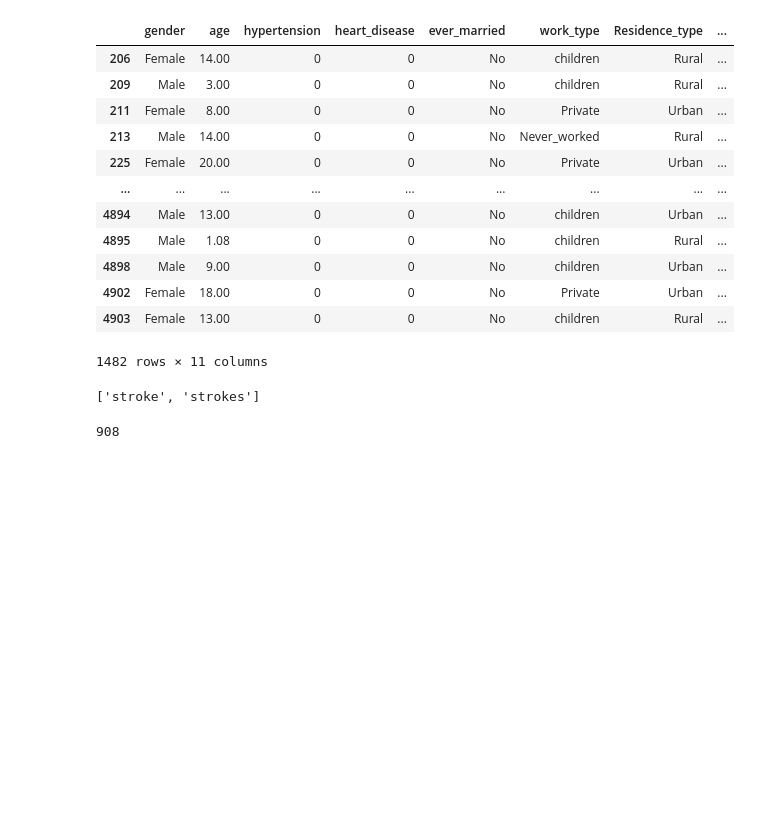
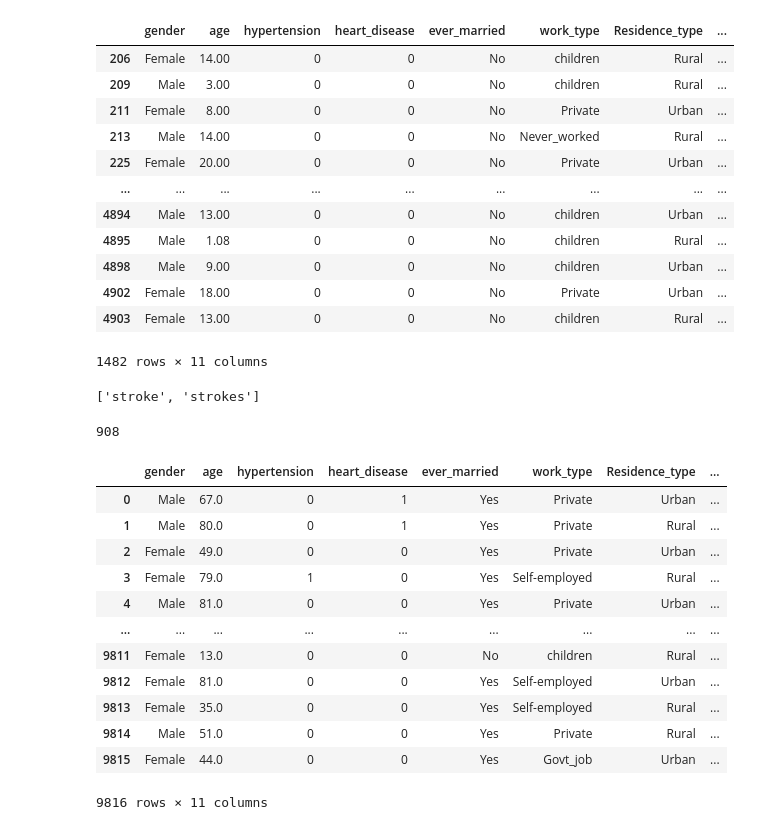
Before and after one commit to ruchisharma19/Project-4-Data-Doctors, a Jupyter notebook: Untitled.ipynb, the cells around one changed output. Drawn from its saved outputs; the diff is of its cells as text; code cells hidden in the pictures; blank space fills up the shorter version.

```diff
--- a/Untitled.ipynb
+++ b/Untitled.ipynb
@@ -260,15 +256,34 @@ database_name = 'stroke_db'
 rds_connection_string = f'{protocol}://{username}:{password}@{host}:{port}/{database_name}'
 #engine = create_engine(rds_connection_string)
 engine = create_engine('postgresql+psycopg2://postgres:Dendaro@localhost/stroke_db')
-# %%
-# Checking for tables
-
-engine.table_names()
-# %% [output]
-['stroke', 'strokes']
-# %%
-# Loading the dataframe into prosgresql table
-
-stroke_df_new.to_sql(name='strokes', con=engine, if_exists='append', index=False)
-# %% [output]
-908
+# %%
+# Checking for tables
+
+engine.table_names()
+# %% [output]
+['stroke', 'strokes']
+# %%
+# Loading the dataframe into prosgresql table
+
+stroke_df_new.to_sql(name='strokes', con=engine, if_exists='append', index=False)
+# %% [output]
+908
+# %%
+# Dispalying the table from the prosgresql database
+
+new_csv = pd.read_sql_query('select * from strokes', con=engine)
+new_csv
+# %% [output]
+|  | gender | age | hypertension | heart_disease | ever_married | work_type | Residence_type | ... |
+| 0 | Male | 67.0 | 0 | 1 | Yes | Private | Urban | ... |
+| 1 | Male | 80.0 | 0 | 1 | Yes | Private | Rural | ... |
+| 2 | Female | 49.0 | 0 | 0 | Yes | Private | Urban | ... |
+| 3 | Female | 79.0 | 1 | 0 | Yes | Self-employed | Rural | ... |
+| 4 | Male | 81.0 | 0 | 0 | Yes | Private | Urban | ... |
+| ... | ... | ... | ... | ... | ... | ... | ... | ... |
+| 9811 | Female | 13.0 | 0 | 0 | No | children | Rural | ... |
+| 9812 | Female | 81.0 | 0 | 0 | Yes | Self-employed | Urban | ... |
+| 9813 | Female | 35.0 | 0 | 0 | Yes | Self-employed | Rural | ... |
+| 9814 | Male | 51.0 | 0 | 0 | Yes | Private | Rural | ... |
+| 9815 | Female | 44.0 | 0 | 0 | Yes | Govt_job | Urban | ... |
+9816 rows × 11 columns
```
Also changed, not shown: parts of 2 cells of this notebook.
